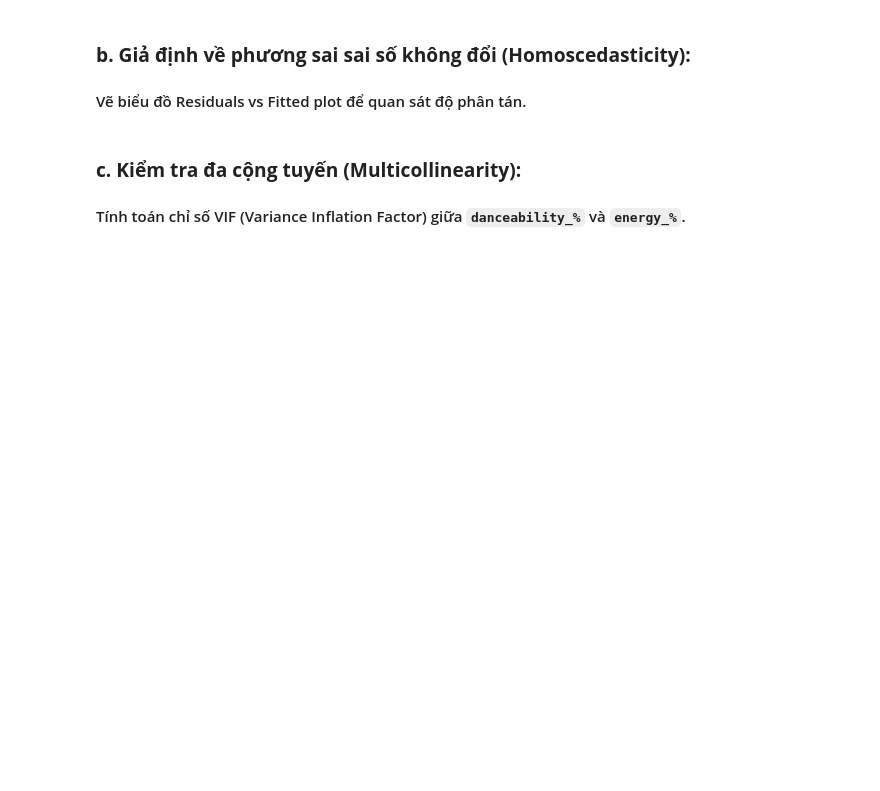
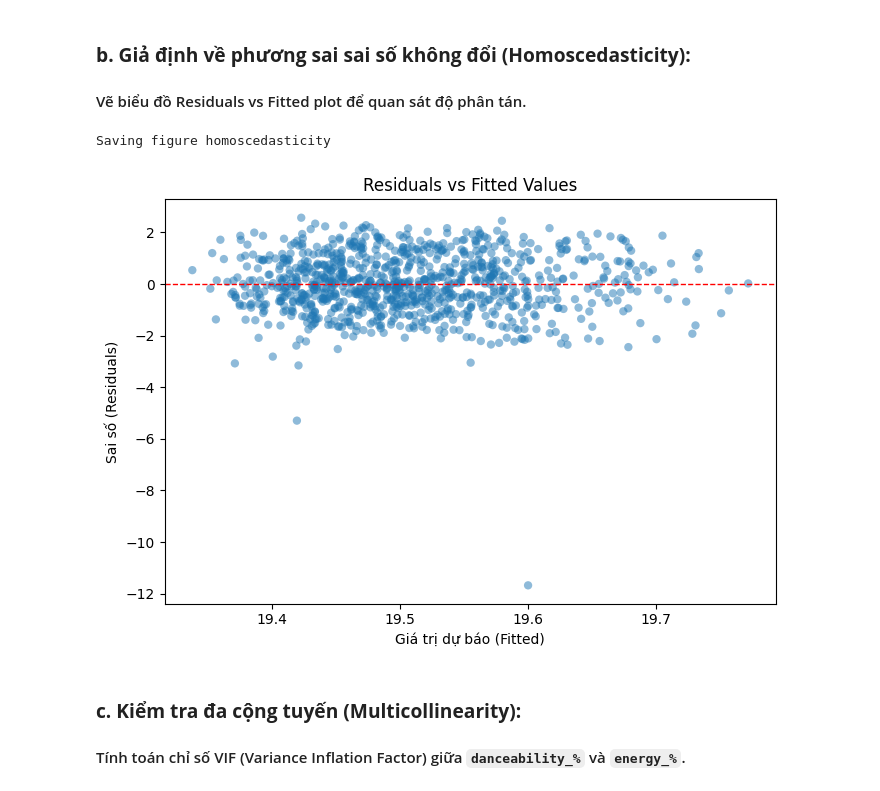
Before and after one commit to BuiHuy16/Spotify-Songs, a Jupyter notebook: notebooks/hypothesis_testing.ipynb, the cells around one changed output. Drawn from its saved outputs; the diff is of its cells as text; code cells hidden in the pictures; blank space fills up the shorter version.

```diff
--- a/notebooks/hypothesis_testing.ipynb
+++ b/notebooks/hypothesis_testing.ipynb
@@ -73,6 +194,22 @@ Ma trận tương quan Spearman:
 # %% [markdown]
 ### **b. Giả định về phương sai sai số không đổi (Homoscedasticity):**
 #### Vẽ biểu đồ Residuals vs Fitted plot để quan sát độ phân tán.
+# %%
+fitted_values = ols_model.fittedvalues
+
+# Residuals vs Fitted: kiểm tra phương sai sai số có đồng đều hay không
+fig, ax = plt.subplots(figsize=(7, 5))
+ax.scatter(fitted_values, residuals, alpha=0.5, edgecolors="none")
+ax.axhline(0, color="red", linestyle="--", linewidth=1)
+ax.set_title("Residuals vs Fitted Values")
+ax.set_xlabel("Giá trị dự báo (Fitted)")
+ax.set_ylabel("Sai số (Residuals)")
+plt.tight_layout()
+save_fig('homoscedasticity')
+plt.show()
+# %% [output]
+Saving figure homoscedasticity
+[figure, added]
 # %% [markdown]
 ### **c. Kiểm tra đa cộng tuyến (Multicollinearity):**
 #### Tính toán chỉ số VIF (Variance Inflation Factor) giữa `danceability_%` và `energy_%`.
```
Also changed, not shown: parts of 13 cells of this notebook, 2 other files.
